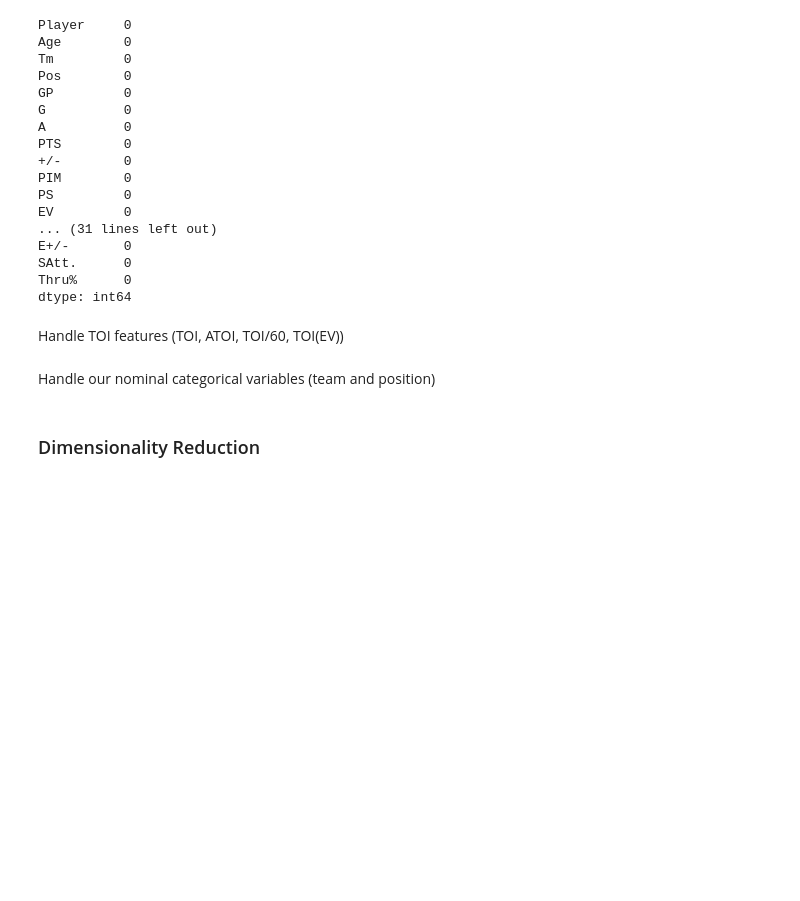
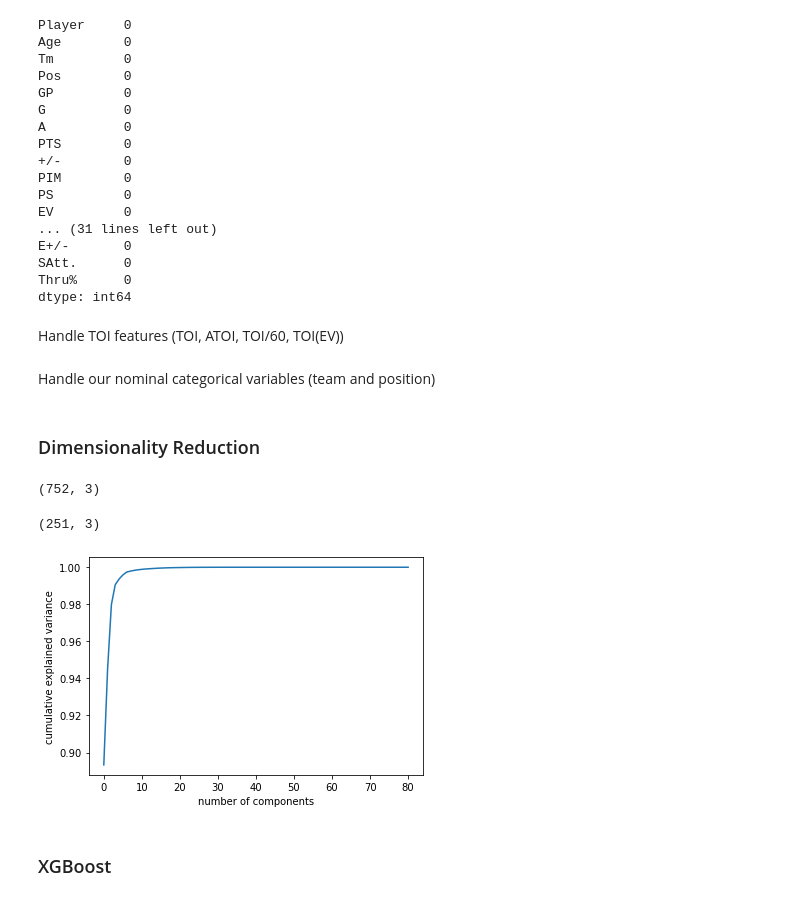
Before and after one commit to j4klein95/predicting-scores-hck, a Jupyter notebook: ML/model_build.ipynb, the cells around one changed output. Cells and saved outputs as stored; diff of their text form; code cells hidden in the pictures; blank space fills up the shorter version.

```diff
--- a/ML/model_build.ipynb
+++ b/ML/model_build.ipynb
@@ -149,5 +155,34 @@ Handle TOI features (TOI, ATOI, TOI/60, TOI(EV))
 Handle our nominal categorical variables (team and position)
 # %%
 df_enc = pd.get_dummies(df[['Tm', 'Pos']])
+df = df.drop(['Tm', 'Pos'], axis=1)
+df = df.join(df_enc)
+# %%
+target = df['G']
+players = df['Player']
+data = df.drop(['G', 'Player'], axis=1)
+# %%
+X_train, X_test, y_train, y_test = train_test_split(data, target, random_state=7)
 # %% [markdown]
 ### Dimensionality Reduction
+# %%
+pca = PCA(n_components=0.95)
+X_reduced_train = pca.fit_transform(X_train)
+X_reduced_test = pca.transform(X_test)
+# %%
+X_reduced_train.shape
+# %% [output]
+(752, 3)
+# %%
+X_reduced_test.shape
+# %% [output]
+(251, 3)
+# %%
+pca = PCA().fit(X_reduced_train)
+plt.plot(np.cumsum(pca.explained_variance_ratio_))
+plt.xlabel('number of components')
+plt.ylabel('cumulative explained variance');
+# %% [output]
+[figure, added]
+# %% [markdown]
+### XGBoost
```
Also changed, not shown: parts of 7 cells of this notebook.
